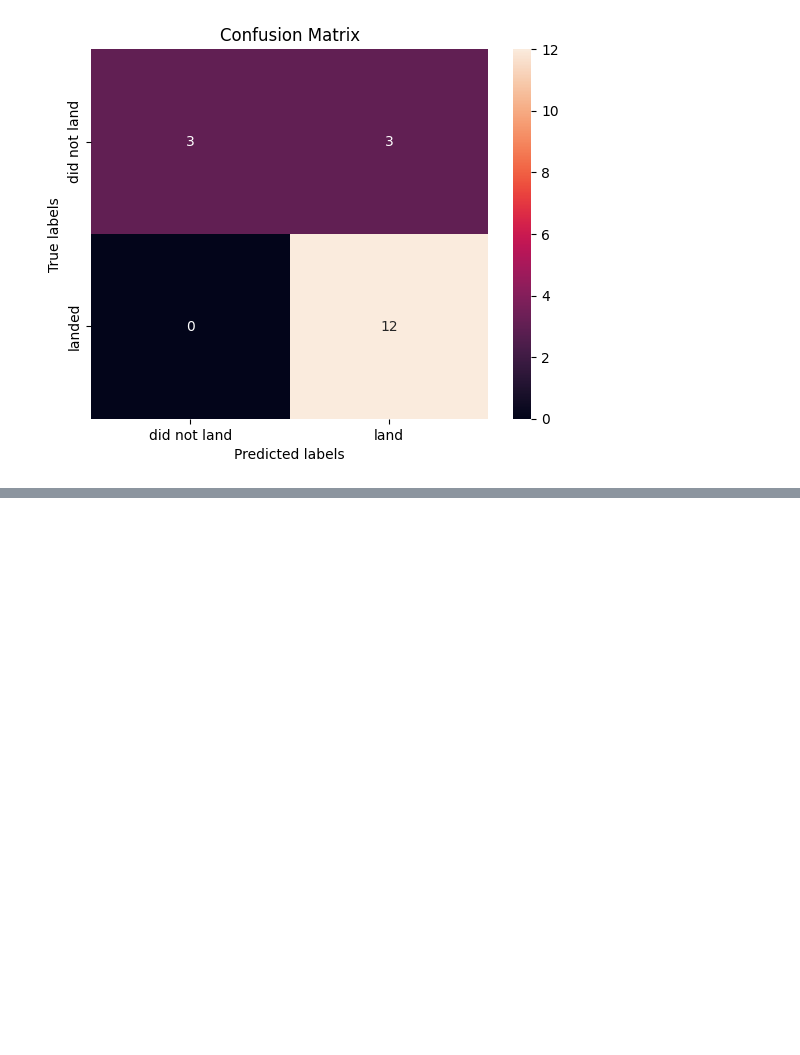
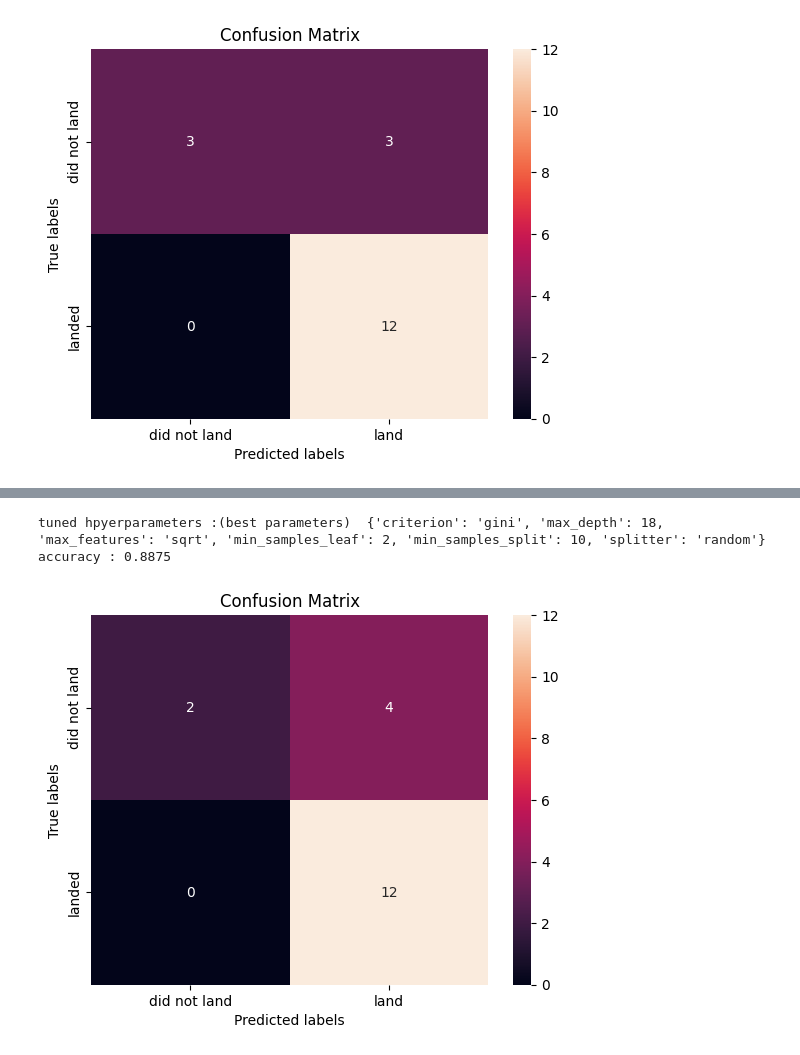
Before and after one commit to Swarnabasana/FinalAssignment, a Jupyter notebook: SpaceX Predictive Analysis.ipynb, the cells around one changed output, grey strips where cells are left out. Saved outputs shown, nothing was run; the diff lists cells and outputs as text; code cells hidden in the pictures; blank space fills up the shorter version.

```diff
--- a/SpaceX Predictive Analysis.ipynb
+++ b/SpaceX Predictive Analysis.ipynb
@@ -199,0 +182,11 @@ Fitting 10 folds for each of 648 candidates, totalling 6480 fits
+# %%
+print("tuned hpyerparameters :(best parameters) ",tree_cv.best_params_)
+print("accuracy :",tree_cv.best_score_)
+# %% [output]
+tuned hpyerparameters :(best parameters)  {'criterion': 'gini', 'max_depth': 18, 'max_features': 'sqrt', 'min_samples_leaf': 2, 'min_samples_split': 10, 'splitter': 'random'}
+accuracy : 0.8875
+# %%
+yhat = tree_cv.predict(X_test)
+plot_confusion_matrix(Y_test,yhat)
+# %% [output]
+[figure, added]
```
Also changed, not shown: parts of 10 cells of this notebook.
